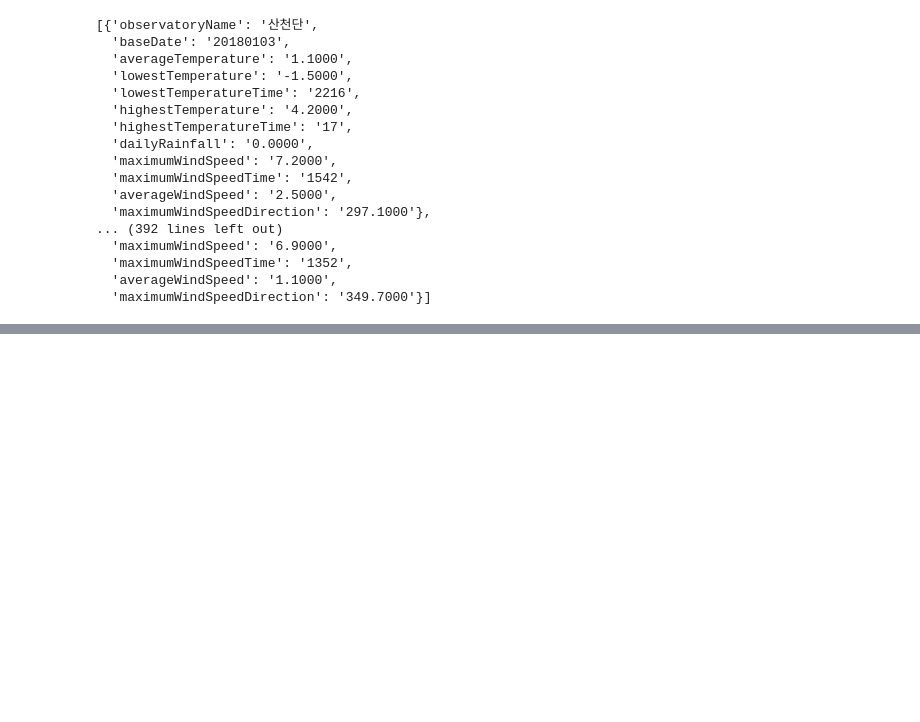
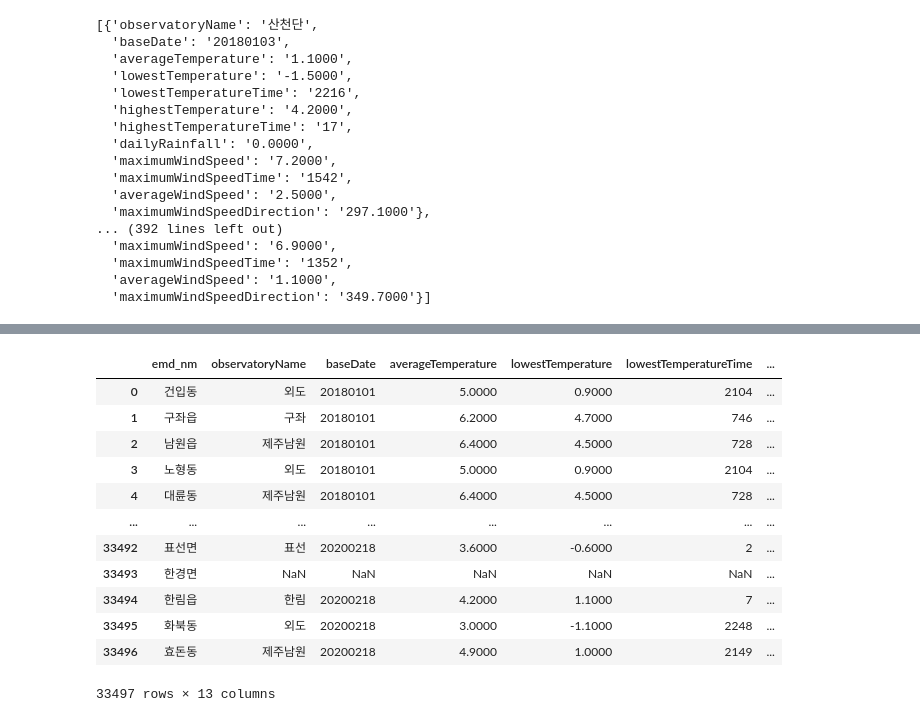
Before and after one commit to songmin9813/ECO_Jeju, a Jupyter notebook: Sungmin/Study/external_datas.ipynb, the cells around one changed output, grey strips where cells are left out. Saved outputs shown, nothing was run; the diff lists cells and outputs as text; code cells hidden in the pictures; blank space fills up the shorter version.

```diff
--- a/Sungmin/Study/external_datas.ipynb
+++ b/Sungmin/Study/external_datas.ipynb
@@ -130,3 +154,0 @@ df
-# %%
-for value in new_data:
-    print(value['observatoryName'])
@@ -160,8 +229,33 @@ print(tomorrow) # 2018-07-29 12:40:00.320686
 # %%
-end_point=datetime.datetime(2021,7,1)#중단점 설정
+end_point=datetime.datetime(2020,2,19)#중단점 설정
 start_point=datetime.datetime(2018,1,1)#시작점 설정
+list_=[]#모든것을 담을 리스트
 while end_point!=start_point:
-    currentdate=start_point.strftime('%Y-%m-%d')
-    print(currentdate)
-
+    currentdate=start_point.strftime('%Y%m%d')
+    temp='https://open.jejudatahub.net/api/proxy/1aD5taat1attaa51Db1511b51ab9Da19/j269c6pe6te6pojj7p6j66ep9r76662j?searchDate='+currentdate+'&limit=100'
+    resp = requests.get(temp)
+    data=resp.json()['data']
+    for key in keys:
+        tempdict={'emd_nm':key}
+        for value in data:
+            if dict_[key]==value['observatoryName']:
+                tempdict.update(value)
+                break
+        list_.append(tempdict)
     start_point+=datetime.timedelta(days=1)
+df=pd.DataFrame(data=list_)
+df
+# %% [output]
+|  | emd_nm | observatoryName | baseDate | averageTemperature | lowestTemperature | lowestTemperatureTime | ... |
+| 0 | 건입동 | 외도 | 20180101 | 5.0000 | 0.9000 | 2104 | ... |
+| 1 | 구좌읍 | 구좌 | 20180101 | 6.2000 | 4.7000 | 746 | ... |
+| 2 | 남원읍 | 제주남원 | 20180101 | 6.4000 | 4.5000 | 728 | ... |
+| 3 | 노형동 | 외도 | 20180101 | 5.0000 | 0.9000 | 2104 | ... |
+| 4 | 대륜동 | 제주남원 | 20180101 | 6.4000 | 4.5000 | 728 | ... |
+| ... | ... | ... | ... | ... | ... | ... | ... |
+| 33492 | 표선면 | 표선 | 20200218 | 3.6000 | -0.6000 | 2 | ... |
+| 33493 | 한경면 | NaN | NaN | NaN | NaN | NaN | ... |
+| 33494 | 한림읍 | 한림 | 20200218 | 4.2000 | 1.1000 | 7 | ... |
+| 33495 | 화북동 | 외도 | 20200218 | 3.0000 | -1.1000 | 2248 | ... |
+| 33496 | 효돈동 | 제주남원 | 20200218 | 4.9000 | 1.0000 | 2149 | ... |
+33497 rows × 13 columns
```
Also changed, not shown: parts of 20 cells of this notebook, 1 other file.
